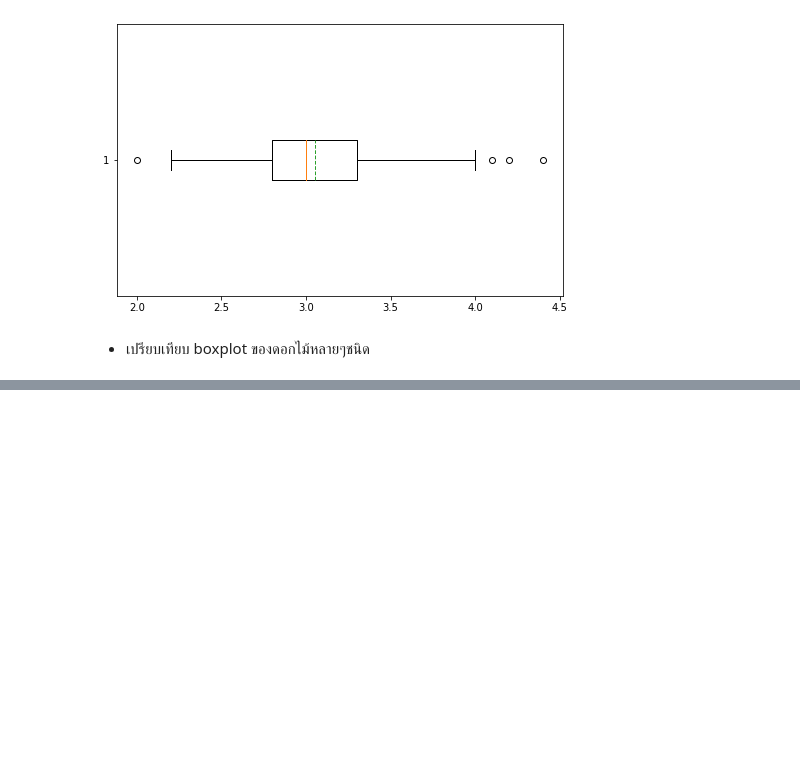
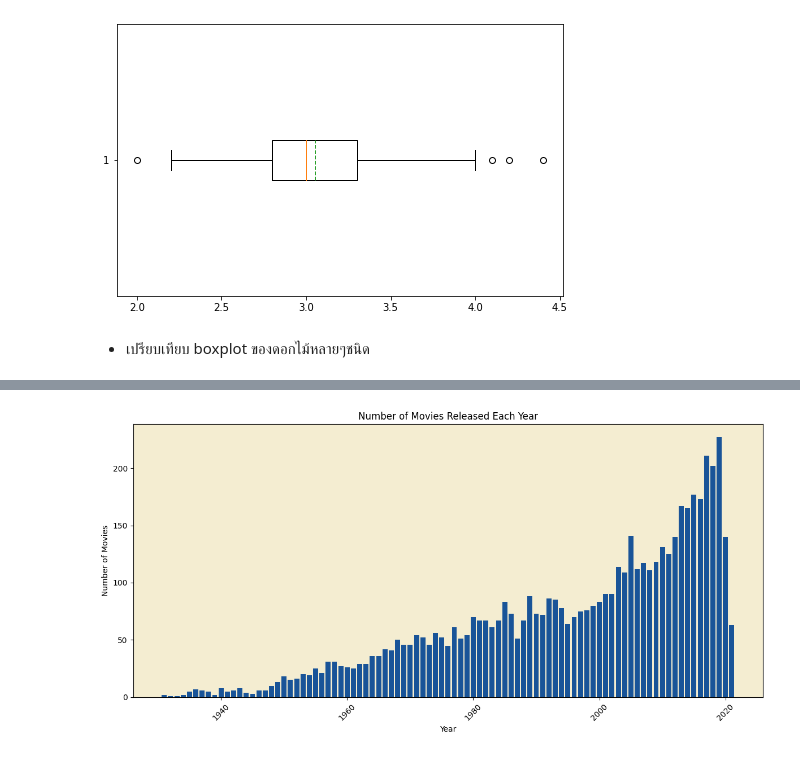
Before and after one commit to thanaprondtn/python_dataviz2024, a Jupyter notebook: Visualize_Data_Distribution_(02)_2024.ipynb, the cells around one changed output, grey strips where cells are left out. Cells and saved outputs as stored; diff of their text form; code cells hidden in the pictures; blank space fills up the shorter version.

```diff
--- a/Visualize_Data_Distribution_(02)_2024.ipynb
+++ b/Visualize_Data_Distribution_(02)_2024.ipynb
@@ -301,0 +386,35 @@ O = plt.boxplot(df['SepalWidth'],showmeans=True,meanline=True,vert=False)
+# %%
+import matplotlib.pyplot as plt
+import numpy as np
+
+# นับจำนวนหนังในแต่ละปี
+movie_counts = df_movies['Year'].value_counts().sort_index()
+
+# สร้าง subplots
+fig, ax = plt.subplots(figsize=(12, 6))
+
+# สร้าง bar chart และกำหนดสี
+ax.bar(movie_counts.index, movie_counts.values, color='#195498')
+
+# กำหนดชื่อแกนและชื่อกราฟ
+ax.set_xlabel('Year')
+ax.set_ylabel('Number of Movies')
+ax.set_title('Number of Movies Released Each Year')
+
+# หมุนป้ายปีเพื่อให้อ่านง่าย
+plt.xticks(rotation=45)
+
+# ปรับพื้นหลังของพื้นที่ภายในแกน
+ax.set_facecolor('#f4edd1')  # เปลี่ยนสีพื้นหลังของพื้นที่ภายในแกน
+
+# แสดงกราฟ
+plt.tight_layout()
+plt.show()
+
+# ปรับสีกริดไลน์
+ax.grid(color='white')  # เปลี่ยนสีกริดไลน์เป็นสีขาว
+
+# ปรับความโปร่งใสของกริดไลน์
+ax.grid(alpha=0.5)  # เปลี่ยนความโปร่งใสของกริดไลน์
+# %% [output]
+[figure, added]
```
Also changed, not shown: parts of 12 cells of this notebook.
